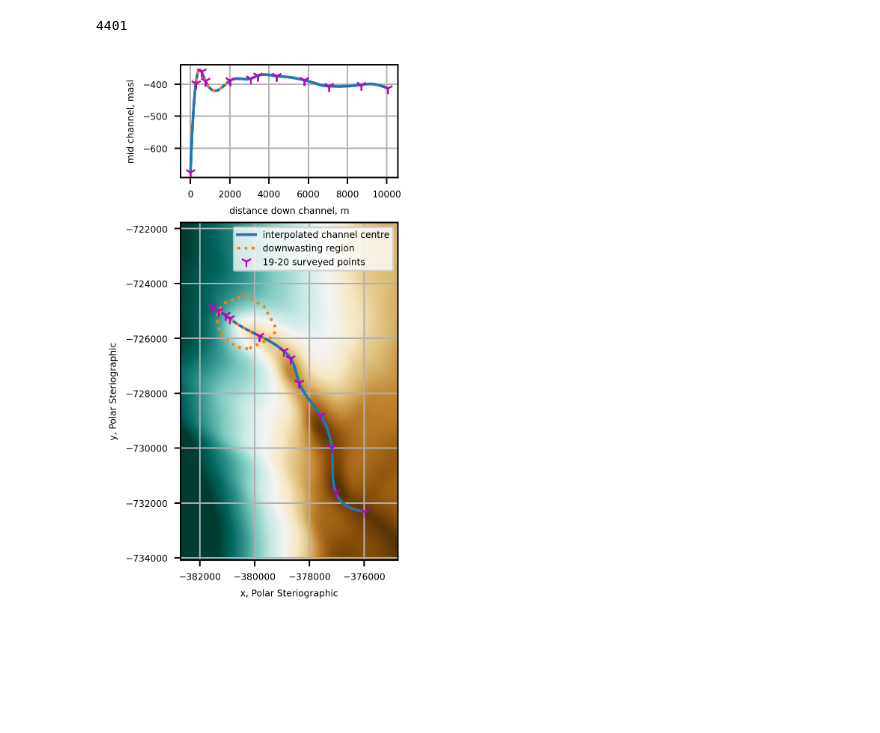
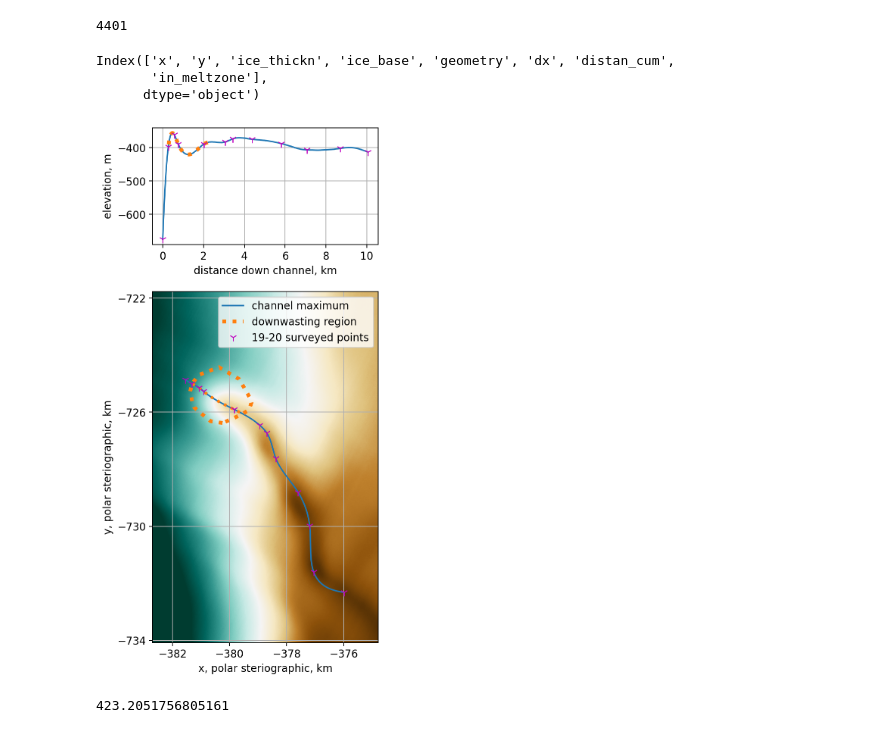
Before and after one commit to arrran/PhD_data_chapter, a Jupyter notebook: Jupyter/PLOTS/data_paper/04_thickness_surfacecolour.ipynb, the cells around one changed output. Cells and saved outputs as stored; diff of their text form; code cells hidden in the pictures; blank space fills up the shorter version.

```diff
--- a/Jupyter/PLOTS/data_paper/04_thickness_surfacecolour.ipynb
+++ b/Jupyter/PLOTS/data_paper/04_thickness_surfacecolour.ipynb
@@ -135,55 +135,71 @@ distan_cum_surveyed = f(points_y_surveyed[50,:])
 # %%
 gdf_mid['in_meltzone'] = gdf_mid.geometry.intersects(bullseye)
 gdf_mz = gdf_mid[gdf_mid.in_meltzone==True].copy()
+# %%
+gdf_mz.keys()
+# %% [output]
+Index(['x', 'y', 'ice_thickn', 'ice_base', 'geometry', 'dx', 'distan_cum',
+       'in_meltzone'],
+      dtype='object')
 # %%
 gdf_mid.to_file('/Users/home/whitefar/DATA/FIELD_ANT_19/POST_FIELD/shapefiles/mid_chan_interpd.shp')
+# %%
+yticks = (np.linspace(-734000,-722000,4)/1000).astype(int)
+xticks = (np.linspace(-382000,-376000,4)/1000).astype(int)
 # %%
 # %matplotlib qt
 #  fug, (a0, a1) = plt.subplots(2,1, gridspec_kw = {'height_ratios':[2, 3]},figsize=(6,6),dpi=180)#rema
 
-font = {'size'   : 5}
+font = {'size'   : 11}
 
 mpl.rc('font', **font)
 
+
 fig, (ax1, ax2) = plt.subplots(2,1, gridspec_kw = {'height_ratios':[1, 3]},
-                               figsize=(4,5),dpi=350)#rema ,constrained_layout=True
+                               figsize=[6,10],dpi=180)#rema ,constrained_layout=True
 
 
-ax1.plot(gdf_mid.distan_cum,gdf_mid.ice_base)
+ax1.plot(gdf_mid.distan_cum/1000,gdf_mid.ice_base)
 # ax1.plot( gdf_mid.distan_cum.iloc[39],gdf_mid.ice_base.iloc[39],'b1',label="downwasting centre",markersize=15,markeredgewidth=2)
-ax1.plot(gdf_mz.distan_cum,gdf_mz.ice_base,':',label="downwasting region",
-         color='tab:orange') #,linewidth=3,markersize=15,markeredgewidth=2,
-ax1.plot(distan_cum_surveyed,base_surveyed[50,:],'1',
-          label="19-20 surveyed points",markersize=6,color="m")
+ax1.plot(gdf_mz.distan_cum/1000,gdf_mz.ice_base,':',label="downwasting region",
+         color='tab:orange',linewidth=4) #,linewidth=3,markersize=15,markeredgewidth=2,
+ax1.plot(distan_cum_surveyed/1000,base_surveyed[50,:],'1',
+          label="19-20 surveyed points",markersize=8,color="m")
 # ax1.set_xlim([xmin, xmax])
 # ax1.set_ylim([ymin,ymax])
-ax1.set_ylabel('mid channel, masl')
-ax1.set_xlabel('distance down channel, m')
+ax1.set_ylabel('elevation, m')
+ax1.set_xlabel('distance down channel, km')
 ax1.grid()
 
 
 
-ax2.imshow(im_REMA,extent=extent_REMA,vmin=25,vmax=80, cmap='BrBG')
-ax2.plot( gdf_mid.x,gdf_mid.y,label='interpolated channel centre')
-ax2.plot(bullseye_array[0],bullseye_array[1],':',label="downwasting region",color='tab:orange') #,markersize=15,markeredgewidth=2
-ax2.plot(gdf_mz.x,gdf_mz.y,':',color='tab:orange') #,markersize=15,markeredgewidth=2
-ax2.plot(points_x_surveyed[50,:],points_y_surveyed[50,:],'1',markersize=6,label="19-20 surveyed points",color="m")
-ax2.set_xlim([xmin, xmax])
-ax2.set_ylim([ymin,ymax])
+ax2.imshow(im_REMA,extent=np.array(extent_REMA)/1000,vmin=25,vmax=80, cmap='BrBG')
+ax2.plot( gdf_mid.x/1000,gdf_mid.y/1000,label='channel maximum')
+ax2.plot(bullseye_array[0]/1000,bullseye_array[1]/1000,':',label="downwasting region",color='tab:orange',linewidth=4) #,markersize=15,markeredgewidth=2
+ax2.plot(gdf_mz.x/1000,gdf_mz.y/1000,':',markersize=4,color='tab:orange',linewidth=3) #,markersize=15,markeredgewidth=2
+ax2.plot(points_x_surveyed[50,:]/1000,points_y_surveyed[50,:]/1000,'1',markersize=8,label="19-20 surveyed points",color="m")
+ax2.set_xlim([xmin/1000, xmax/1000])
+ax2.set_ylim([ymin/1000,ymax/1000])
+ax2.set_xticks(xticks)
+ax2.set_yticks(yticks)
 ax2.grid()
-ax2.set_xlabel('x, Polar Steriographic')
-ax2.set_ylabel('y, Polar Steriographic')
-ax2.set_xticks(xgrid)
+ax2.set_xlabel('x, polar steriographic, km')
+ax2.set_ylabel('y, polar steriographic, km')
+# ax2.set_xticks(xgrid/1000)
 ax2.legend()
 
 (x0, y0), (x1, y1) = ax2.get_position().get_points()
 (x20, y20), (x21, y21) = ax1.get_position().get_points()
 ax1.set_position([x0, y20, x1-x0,y21-y20 ])  # x, y, width, height
 
 
 fig.savefig('/Users/home/whitefar/ASSIGNMENTS-PUBLICATIONS-TALKS/channel_data_writeup/PLOTS/thickness_surfacecolour.png')
 fig.show()
 # %% [output]
-[figure, old version]
+[figure, new version]
 # %%
 ibb = np.mean(ib_new[45:55,:],axis=0)
+# %%
+gdf_mz.ice_thickn.min()
+# %% [output]
+423.2051756805161
```
Also changed, not shown: parts of 4 cells of this notebook, 20 other files.
